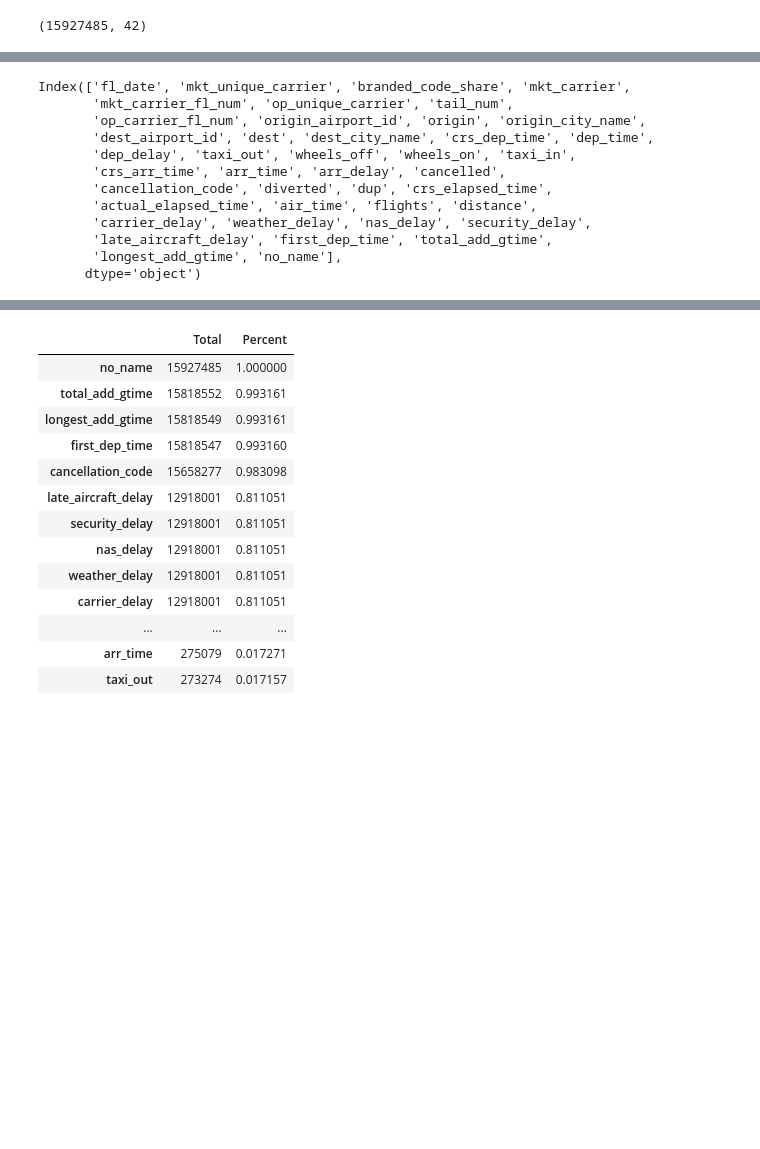
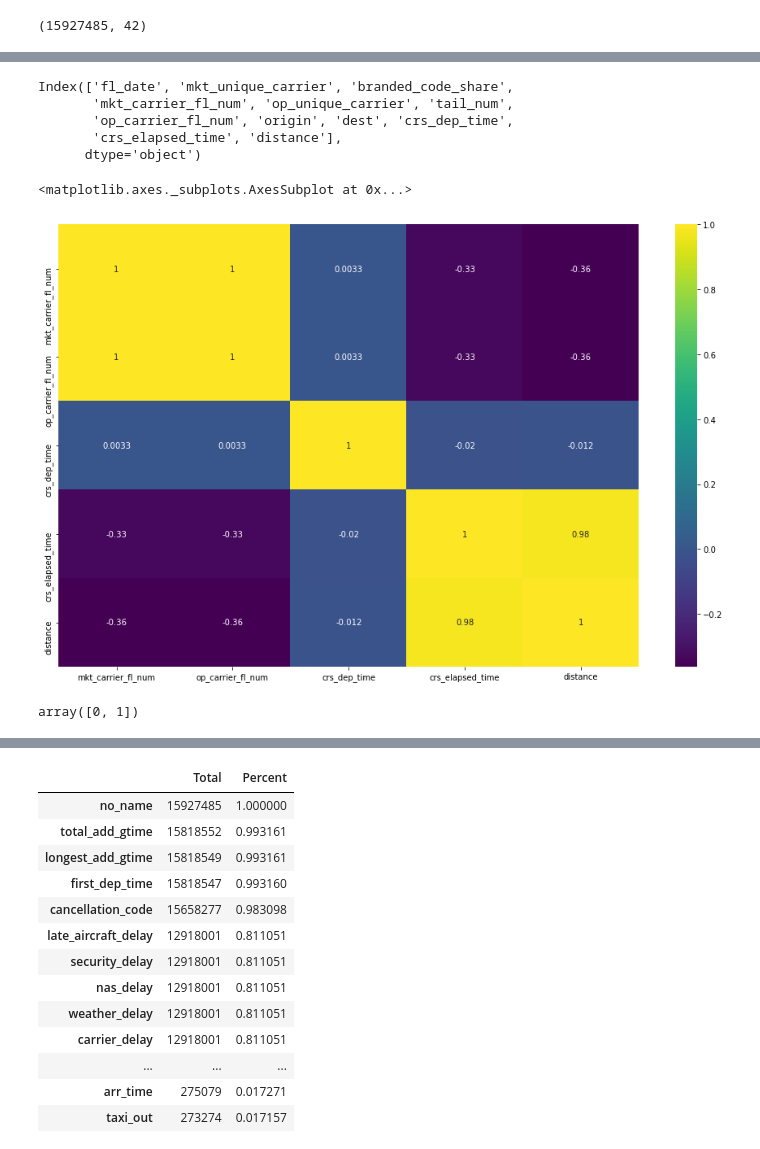
Before and after one commit to davidlinrin/lhl_midterm, a Jupyter notebook: python_code/Task_3.ipynb, the cells around one changed output, grey strips where cells are left out. Cells and saved outputs as stored; diff of their text form; code cells hidden in the pictures; blank space fills up the shorter version.

```diff
--- a/python_code/Task_3.ipynb
+++ b/python_code/Task_3.ipynb
@@ -66,15 +142,30 @@ df_flights.shape
+# %%
+df_flights=df_flights.drop(['no_name', 'total_add_gtime', 'longest_add_gtime', 'first_dep_time',
+       'cancellation_code', 'late_aircraft_delay', 'security_delay',
+       'nas_delay', 'weather_delay', 'carrier_delay'],axis=1)
+# %%
+df_flights=df_flights.drop(['origin_airport_id','origin_city_name','dest_airport_id','dest_city_name','dep_time',
+                            'dep_delay', 'taxi_out', 'wheels_off', 'wheels_on', 'taxi_in',
+                            'crs_arr_time', 'arr_time', 'arr_delay', 'cancelled', 'diverted', 'actual_elapsed_time', 'air_time'],axis=1)
+# %%
+df_flights=df_flights.drop(['mkt_carrier','flights','dup'],axis=1)
 # %%
 df_flights.columns
 # %% [output]
-Index(['fl_date', 'mkt_unique_carrier', 'branded_code_share', 'mkt_carrier',
+Index(['fl_date', 'mkt_unique_carrier', 'branded_code_share',
        'mkt_carrier_fl_num', 'op_unique_carrier', 'tail_num',
-       'op_carrier_fl_num', 'origin_airport_id', 'origin', 'origin_city_name',
-       'dest_airport_id', 'dest', 'dest_city_name', 'crs_dep_time', 'dep_time',
-       'dep_delay', 'taxi_out', 'wheels_off', 'wheels_on', 'taxi_in',
-       'crs_arr_time', 'arr_time', 'arr_delay', 'cancelled',
-       'cancellation_code', 'diverted', 'dup', 'crs_elapsed_time',
-       'actual_elapsed_time', 'air_time', 'flights', 'distance',
-       'carrier_delay', 'weather_delay', 'nas_delay', 'security_delay',
-       'late_aircraft_delay', 'first_dep_time', 'total_add_gtime',
-       'longest_add_gtime', 'no_name'],
+       'op_carrier_fl_num', 'origin', 'dest', 'crs_dep_time',
+       'crs_elapsed_time', 'distance'],
       dtype='object')
+# %%
+df_corr=df_flights.corr()
+# %%
+plt.figure(figsize=(16,10))
+sns.heatmap(df_corr, annot=True, cmap='viridis')
+# %% [output]
+<matplotlib.axes._subplots.AxesSubplot at 0x...>
+[figure, added]
+# %%
+df_flights['cancelled'].unique()
+# %% [output]
+array([0, 1])
```
Also changed, not shown: parts of 65 cells of this notebook, 5 other files.
